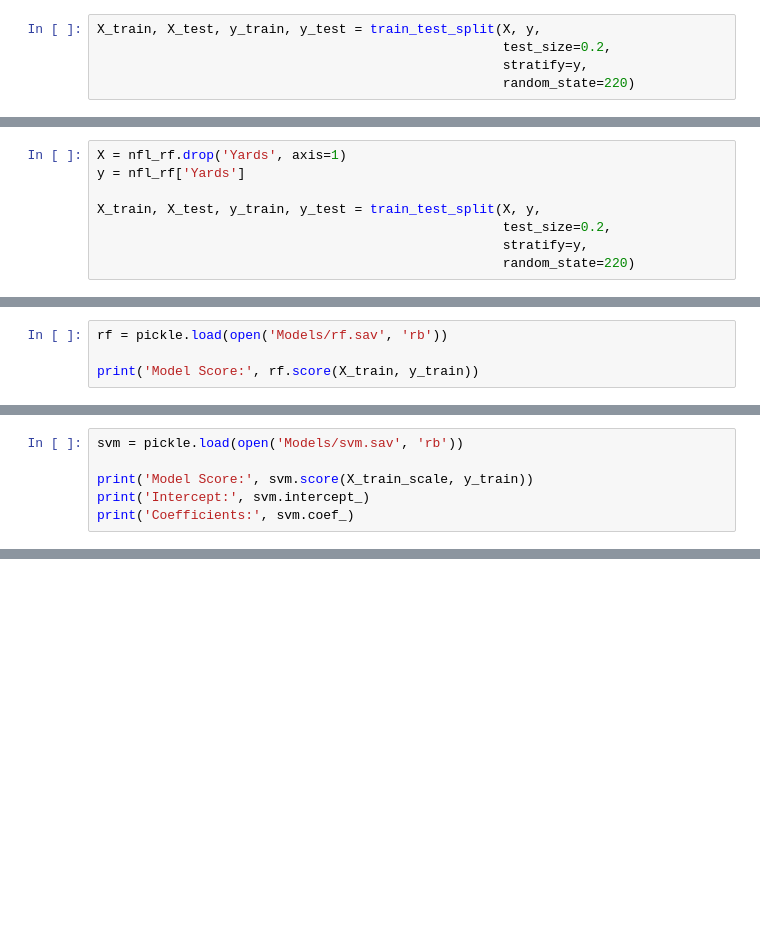
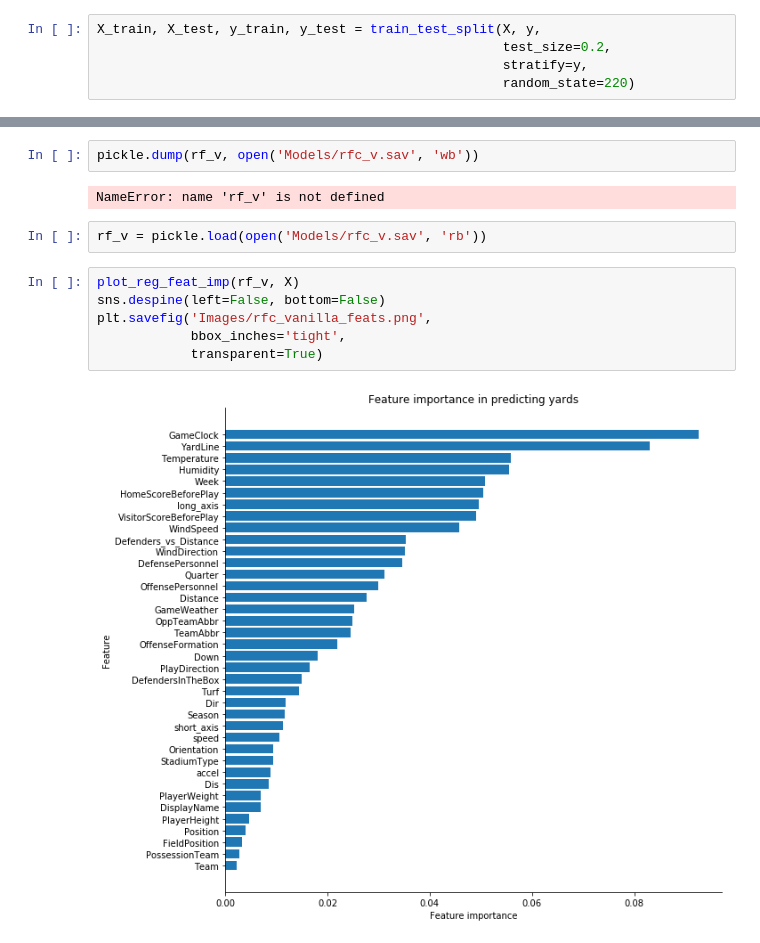
Before and after one commit to sharonk515/NFL_yards_gained, a Jupyter notebook: nfl_classification.ipynb, the cells around one changed output, grey strips where cells are left out. Saved outputs shown, nothing was run; the diff lists cells and outputs as text; blank space fills up the shorter version.

```diff
--- a/nfl_classification.ipynb
+++ b/nfl_classification.ipynb
@@ -263,8 +107,0 @@ nfl_rf.head()
-# %%
-X = nfl_rf.drop('Yards', axis=1)
-y = nfl_rf['Yards']
-
-X_train, X_test, y_train, y_test = train_test_split(X, y,
-                                                    test_size=0.2,
-                                                    stratify=y,
-                                                    random_state=220)
@@ -276,4 +107,0 @@ pickle.dump(rf, open('Models/rf.sav', 'wb'))
-# %%
-rf = pickle.load(open('Models/rf.sav', 'rb'))
-
-print('Model Score:', rf.score(X_train, y_train))
@@ -327,6 +107,0 @@ pickle.dump(svm, open('Models/svm.sav', 'wb'))
-# %%
-svm = pickle.load(open('Models/svm.sav', 'rb'))
-
-print('Model Score:', svm.score(X_train_scale, y_train))
-print('Intercept:', svm.intercept_)
-print('Coefficients:', svm.coef_)
@@ -332,0 +114,14 @@ print('Coefficients:', svm.coef_)
+# %%
+pickle.dump(rf_v, open('Models/rfc_v.sav', 'wb'))
+# %% [output]
+NameError: name 'rf_v' is not defined
+# %%
+rf_v = pickle.load(open('Models/rfc_v.sav', 'rb'))
+# %%
+plot_reg_feat_imp(rf_v, X)
+sns.despine(left=False, bottom=False)
+plt.savefig('Images/rfc_vanilla_feats.png',
+            bbox_inches='tight',
+            transparent=True)
+# %% [output]
+[figure, added]
```
Also changed, not shown: parts of 67 cells of this notebook, 14 other files.
